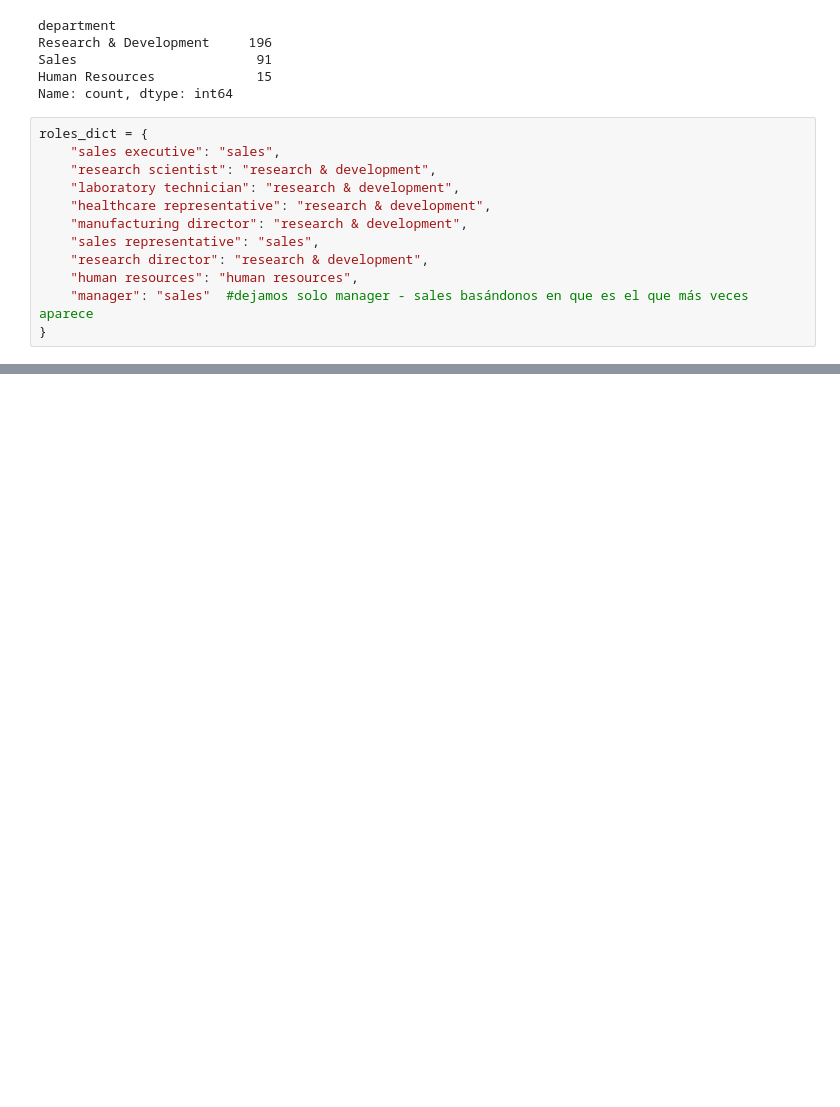
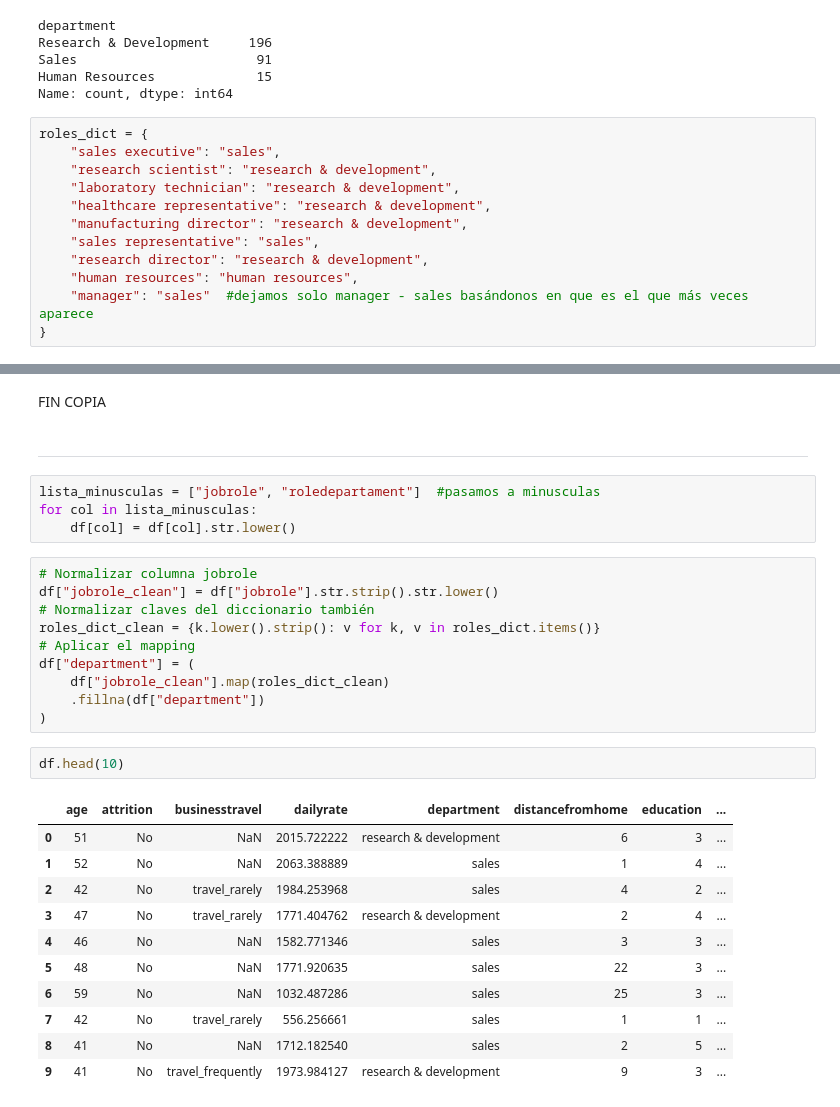
Before and after one commit to AnaROGA/project-da-promo-54-modulo-3-team-1, a Jupyter notebook: notebooks/Fase_1_EDA/EDA.ipynb, the cells around one changed output, grey strips where cells are left out. Cells and saved outputs as stored; diff of their text form; blank space fills up the shorter version.

```diff
--- a/notebooks/Fase_1_EDA/EDA.ipynb
+++ b/notebooks/Fase_1_EDA/EDA.ipynb
@@ -415,0 +403,32 @@ df_copia
+# %% [markdown]
+FIN COPIA
+# %% [markdown]
+-------------------------------------------------------------------------------
+# %%
+lista_minusculas = ["jobrole", "roledepartament"]  #pasamos a minusculas
+for col in lista_minusculas:
+    df[col] = df[col].str.lower()
+# %%
+# Normalizar columna jobrole
+df["jobrole_clean"] = df["jobrole"].str.strip().str.lower()
+# Normalizar claves del diccionario también
+roles_dict_clean = {k.lower().strip(): v for k, v in roles_dict.items()}
+# Aplicar el mapping
+df["department"] = (
+    df["jobrole_clean"].map(roles_dict_clean)
+    .fillna(df["department"])
+)
+# %%
+df.head(10)
+# %% [output]
+|  | age | attrition | businesstravel | dailyrate | department | distancefromhome | education | ... |
+| 0 | 51 | No | NaN | 2015.722222 | research & development | 6 | 3 | ... |
+| 1 | 52 | No | NaN | 2063.388889 | sales | 1 | 4 | ... |
+| 2 | 42 | No | travel_rarely | 1984.253968 | sales | 4 | 2 | ... |
+| 3 | 47 | No | travel_rarely | 1771.404762 | research & development | 2 | 4 | ... |
+| 4 | 46 | No | NaN | 1582.771346 | sales | 3 | 3 | ... |
+| 5 | 48 | No | NaN | 1771.920635 | sales | 22 | 3 | ... |
+| 6 | 59 | No | NaN | 1032.487286 | sales | 25 | 3 | ... |
+| 7 | 42 | No | travel_rarely | 556.256661 | sales | 1 | 1 | ... |
+| 8 | 41 | No | NaN | 1712.182540 | sales | 2 | 5 | ... |
+| 9 | 41 | No | travel_frequently | 1973.984127 | research & development | 9 | 3 | ... |
```
Also changed, not shown: parts of 15 cells of this notebook, 1 other file.
